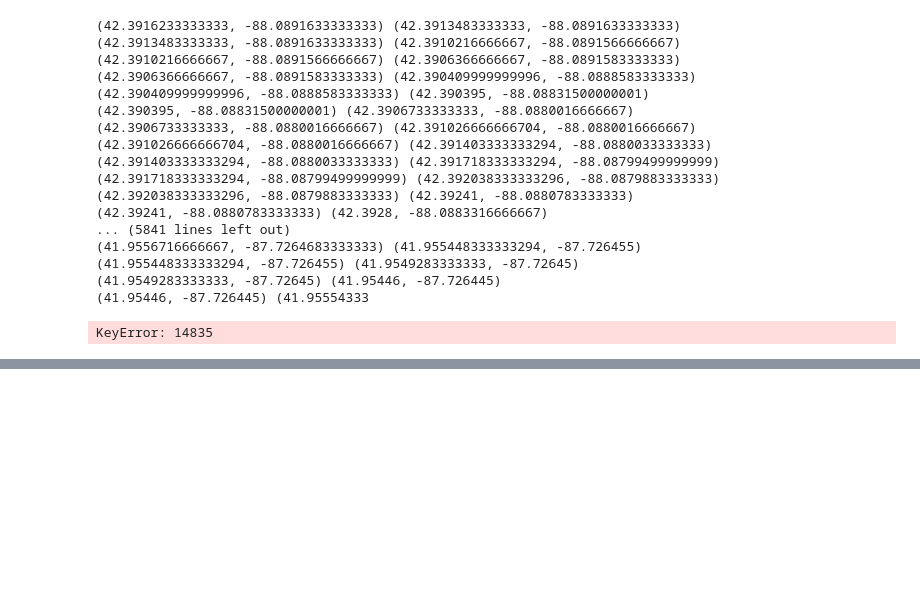
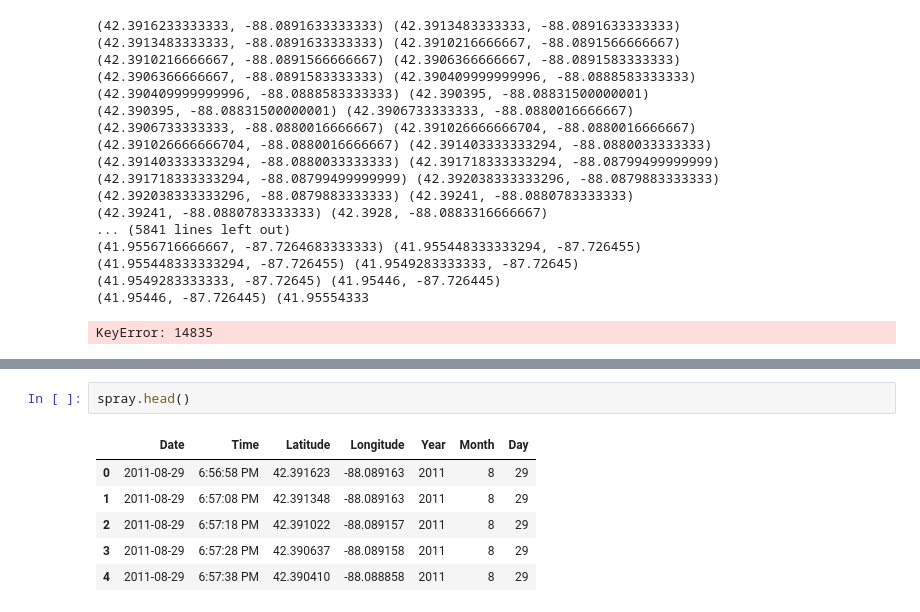
Before and after one commit to leticiabeeck/predict_west_nile_virus, a Jupyter notebook: 01.Intro(Merged team EDA).ipynb, the cells around one changed output, grey strips where cells are left out. Cells and saved outputs as stored; diff of their text form; blank space fills up the shorter version.

```diff
--- a/01.Intro(Merged team EDA).ipynb
+++ b/01.Intro(Merged team EDA).ipynb
@@ -889,0 +950,9 @@ Successfully installed pandas-profiling-1.4.1
+# %%
+spray.head()
+# %% [output]
+|  | Date | Time | Latitude | Longitude | Year | Month | Day |
+| 0 | 2011-08-29 | 6:56:58 PM | 42.391623 | -88.089163 | 2011 | 8 | 29 |
+| 1 | 2011-08-29 | 6:57:08 PM | 42.391348 | -88.089163 | 2011 | 8 | 29 |
+| 2 | 2011-08-29 | 6:57:18 PM | 42.391022 | -88.089157 | 2011 | 8 | 29 |
+| 3 | 2011-08-29 | 6:57:28 PM | 42.390637 | -88.089158 | 2011 | 8 | 29 |
+| 4 | 2011-08-29 | 6:57:38 PM | 42.390410 | -88.088858 | 2011 | 8 | 29 |
```
Also changed, not shown: parts of 17 cells of this notebook, 1 other file.
